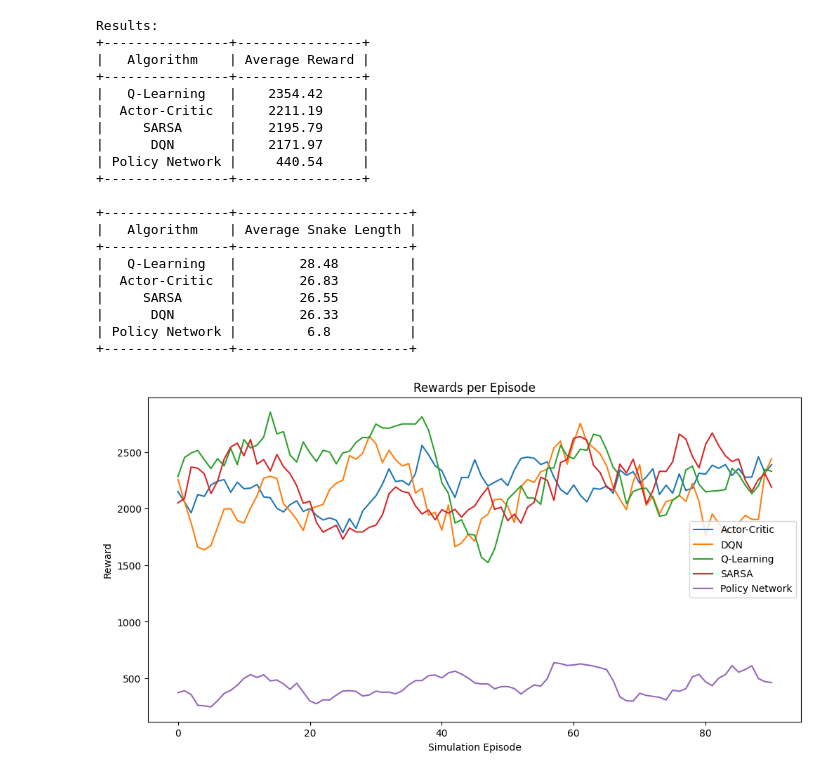
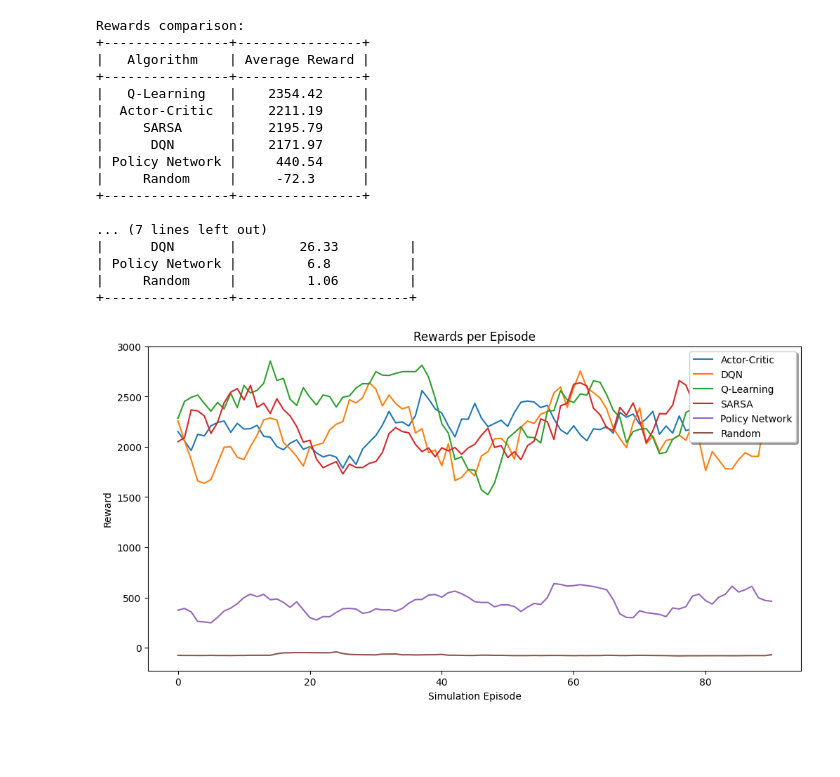
Before and after one commit to IVproger/RL_ShakeGame_project, a Jupyter notebook: notebooks/plots.ipynb, the cells around one changed output. Saved outputs shown, nothing was run; the diff lists cells and outputs as text; code cells hidden in the pictures; blank space fills up the shorter version.

Commit message:
finzalise the metrics updating

```diff
--- a/notebooks/plots.ipynb
+++ b/notebooks/plots.ipynb
@@ -18,6 +18,9 @@ with open('../artifacts/models_stats/sarsa/sarsa_sim_metrics_par_50000_20_100.js
 
 with open('../artifacts/models_stats/polNet/polNet_sim_metrics_par_10000_20_100.json') as f:
     stats_pol = json.load(f)
+
+with open('../artifacts/models_stats/random/random_sim_metrics_par_10000_20_100.json') as f:
+    stats_random = json.load(f)
 # %%
 # Compute the average reward for each model
 average_reward_actor_critic = np.mean(stats_actor_critic['episode_rewards'])
@@ -41,7 +46,8 @@ rewards = [
     ('DQN', average_reward_dqn),
     ('Q-Learning', average_reward_q_learning),
     ('SARSA', average_reward_sarsa),
-    ('Policy Network', average_reward_pol)
+    ('Policy Network', average_reward_pol),
+    ('Random', average_reward_random)
 ]
 
 snake_lengths = [
@@ -49,7 +55,8 @@ snake_lengths = [
     ('DQN', average_snake_length_dqn),
     ('Q-Learning', average_snake_length_q_learning),
     ('SARSA', average_snake_length_sarsa),
-    ('Policy Network', average_snake_length_pol)
+    ('Policy Network', average_snake_length_pol),
+    ('Random', average_snake_length_random)
 ]
 
 # Sort the lists by the second element in each tuple (the value)
@@ -57,13 +64,14 @@ rewards.sort(key=lambda x: x[1], reverse=True)
 snake_lengths.sort(key=lambda x: x[1], reverse=True)
 
 # Print the sorted results using tabulate
-print('Results:')
+print('Rewards comparison:')
 print(tabulate(rewards, headers=['Algorithm', 'Average Reward'], tablefmt='pretty'))
 
 print('')
+print('Snake lengths comparison:')
 print(tabulate(snake_lengths, headers=['Algorithm', 'Average Snake Length'], tablefmt='pretty'))
 # %% [output]
-Results:
+Rewards comparison:
 +----------------+----------------+
 |   Algorithm    | Average Reward |
 +----------------+----------------+
@@ -72,39 +80,37 @@ Results:
 |     SARSA      |    2195.79     |
 |      DQN       |    2171.97     |
 | Policy Network |     440.54     |
+|     Random     |     -72.3      |
 +----------------+----------------+
 
-+----------------+----------------------+
-|   Algorithm    | Average Snake Length |
-+----------------+----------------------+
-|   Q-Learning   |        28.48         |
-|  Actor-Critic  |        26.83         |
-|     SARSA      |        26.55         |
+... (7 lines left out)
 |      DQN       |        26.33         |
 | Policy Network |         6.8          |
+|     Random     |         1.06         |
 +----------------+----------------------+
 # %%
 import matplotlib.pyplot as plt
 import numpy as np
 
 # Function to smooth the data
 def smooth(data, window_size=10):
     return np.convolve(data, np.ones(window_size)/window_size, mode='valid')
 
 # Plot the whole rewards throughout the history
 plt.figure(figsize=(12, 6))
 
 # Smooth the data
 plt.plot(smooth(stats_actor_critic['episode_rewards']), label='Actor-Critic')
 plt.plot(smooth(stats_dqn['episode_rewards']), label='DQN')
 plt.plot(smooth(stats_q_learning['episode_rewards']), label='Q-Learning')
 plt.plot(smooth(stats_sarsa['episode_rewards']), label='SARSA')
 plt.plot(smooth(stats_pol['episode_rewards']), label='Policy Network')
+plt.plot(smooth(stats_random['episode_rewards']), label='Random')
 
 plt.xlabel('Simulation Episode')
 plt.ylabel('Reward')
 plt.title('Rewards per Episode')
-plt.legend()
+plt.legend(loc='upper right', shadow=True, fontsize='medium')
 plt.show()
 # %% [output]
-[figure, old version]
+[figure, new version]
```
Also changed, not shown: parts of 1 cell of this notebook, 9 other files.
